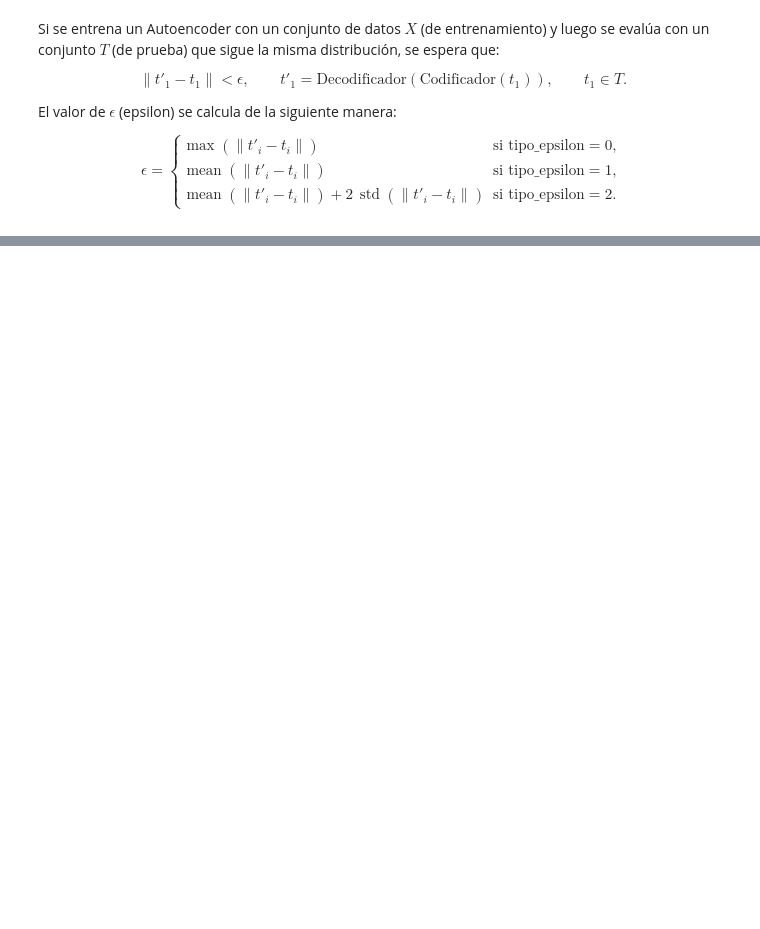
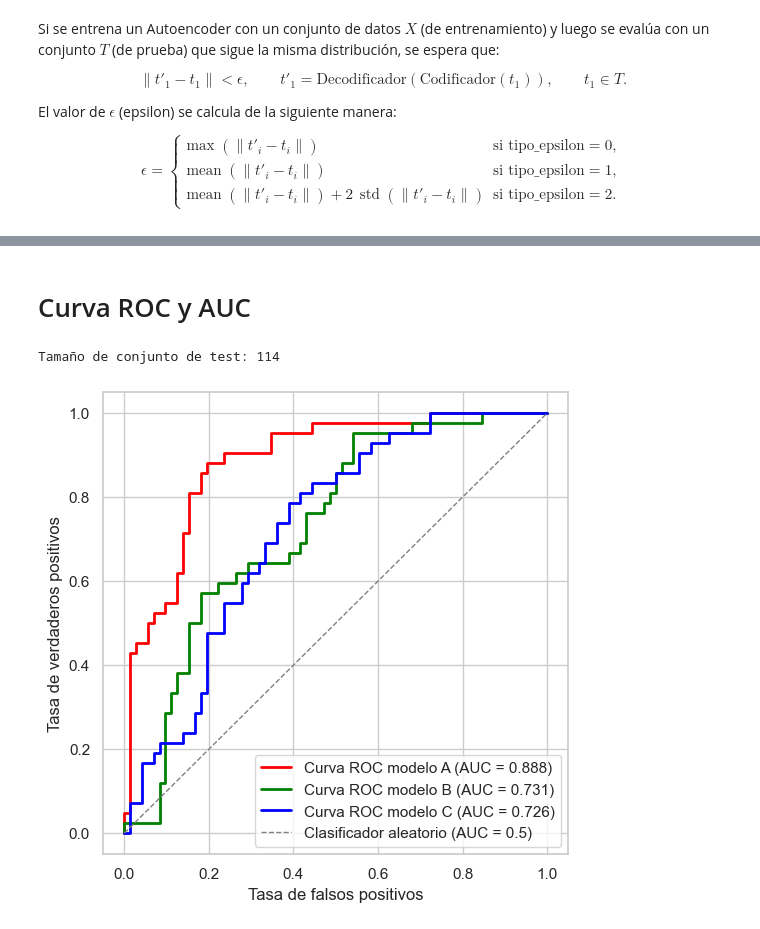
Before and after one commit to matias-cisnero/anomaly-detection-with-autoencoder, a Jupyter notebook: notebooks/test.ipynb, the cells around one changed output, grey strips where cells are left out. Saved outputs shown, nothing was run; the diff lists cells and outputs as text; code cells hidden in the pictures; blank space fills up the shorter version.

Commit message:
Agregada la curva ROC y avances en informe

```diff
--- a/notebooks/test.ipynb
+++ b/notebooks/test.ipynb
@@ -142,0 +185,38 @@ graficar_espacio_latente(z, Y, ["Normal (0)", "Anomalía (1)"])
+# %% [markdown]
+# Curva ROC y AUC
+# %%
+from sklearn.metrics import roc_curve, auc
+import matplotlib.pyplot as plt
+
+print(f"Tamaño de conjunto de test: {len(X)}")
+
+_, _, errores_A = evaluar_reconstruccion(modelo_A, X, device)
+_, _, errores_B = evaluar_reconstruccion(modelo_B, X, device)
+_, _, errores_C = evaluar_reconstruccion(modelo_C, X, device)
+
+fpr_A, tpr_A, thresholds = roc_curve(Y, errores_A)
+roc_auc_A = auc(fpr_A, tpr_A)
+
+fpr_B, tpr_B, thresholds = roc_curve(Y, errores_B)
+roc_auc_B = auc(fpr_B, tpr_B)
+
+fpr_C, tpr_C, thresholds = roc_curve(Y, errores_C)
+roc_auc_C = auc(fpr_C, tpr_C)
+
+plt.figure(figsize=(6,6))
+
+plt.plot(fpr_A, tpr_A, color='red', lw=2, label=f'Curva ROC modelo A (AUC = {roc_auc_A:.3f})')
+plt.plot(fpr_B, tpr_B, color='green', lw=2, label=f'Curva ROC modelo B (AUC = {roc_auc_B:.3f})')
+plt.plot(fpr_C, tpr_C, color='blue', lw=2, label=f'Curva ROC modelo C (AUC = {roc_auc_C:.3f})')
+
+plt.plot([0, 1], [0, 1], color='gray', lw=1, linestyle='--', label='Clasificador aleatorio (AUC = 0.5)')
+
+plt.xlabel('Tasa de falsos positivos')
+plt.ylabel('Tasa de verdaderos positivos')
+plt.legend(loc='lower right')
+plt.xlim([-0.05, 1.05])
+plt.ylim([-0.05 ,1.05])
+plt.show()
+# %% [output]
+Tamaño de conjunto de test: 114
+[figure, added]
```
Also changed, not shown: parts of 13 cells of this notebook, 17 other files.
